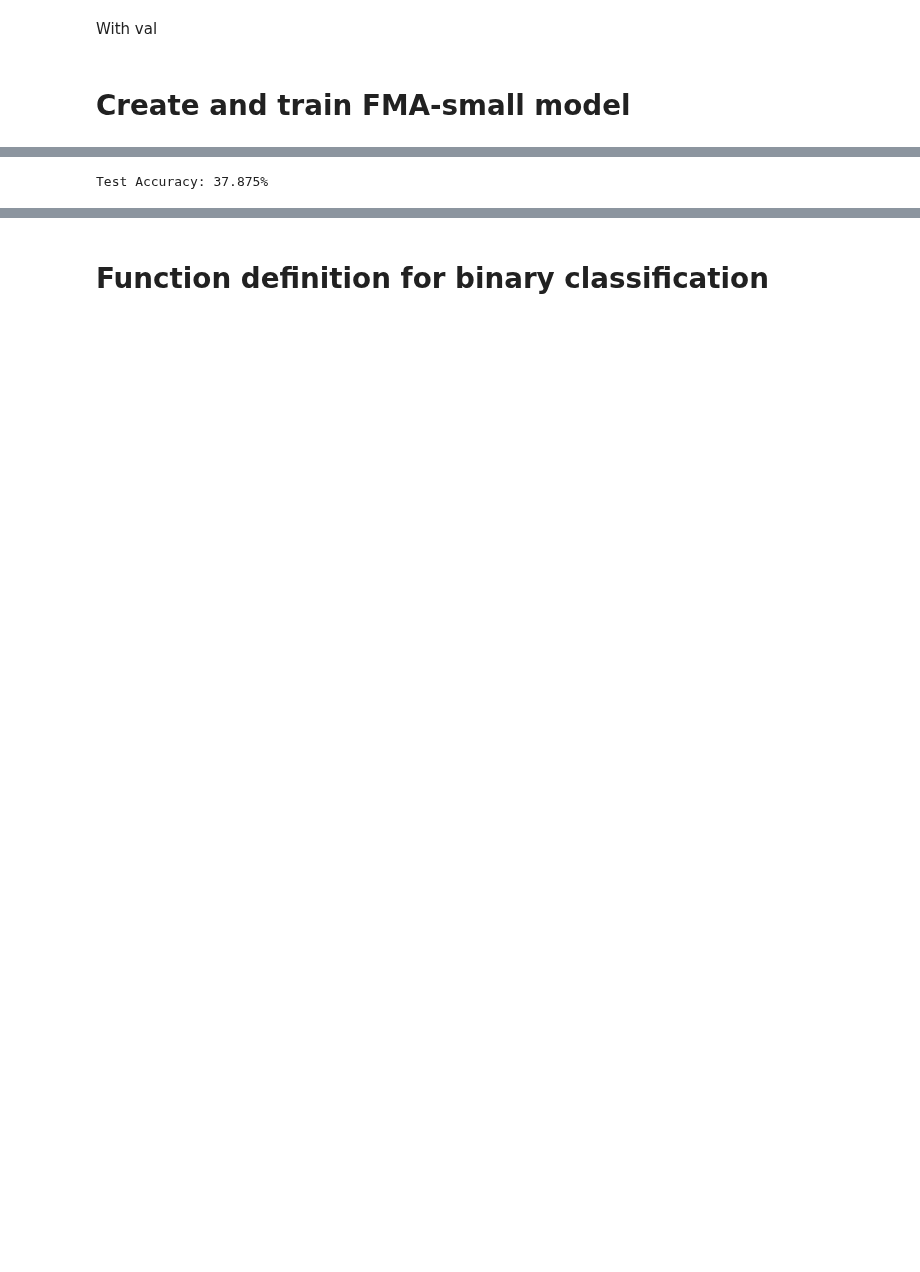
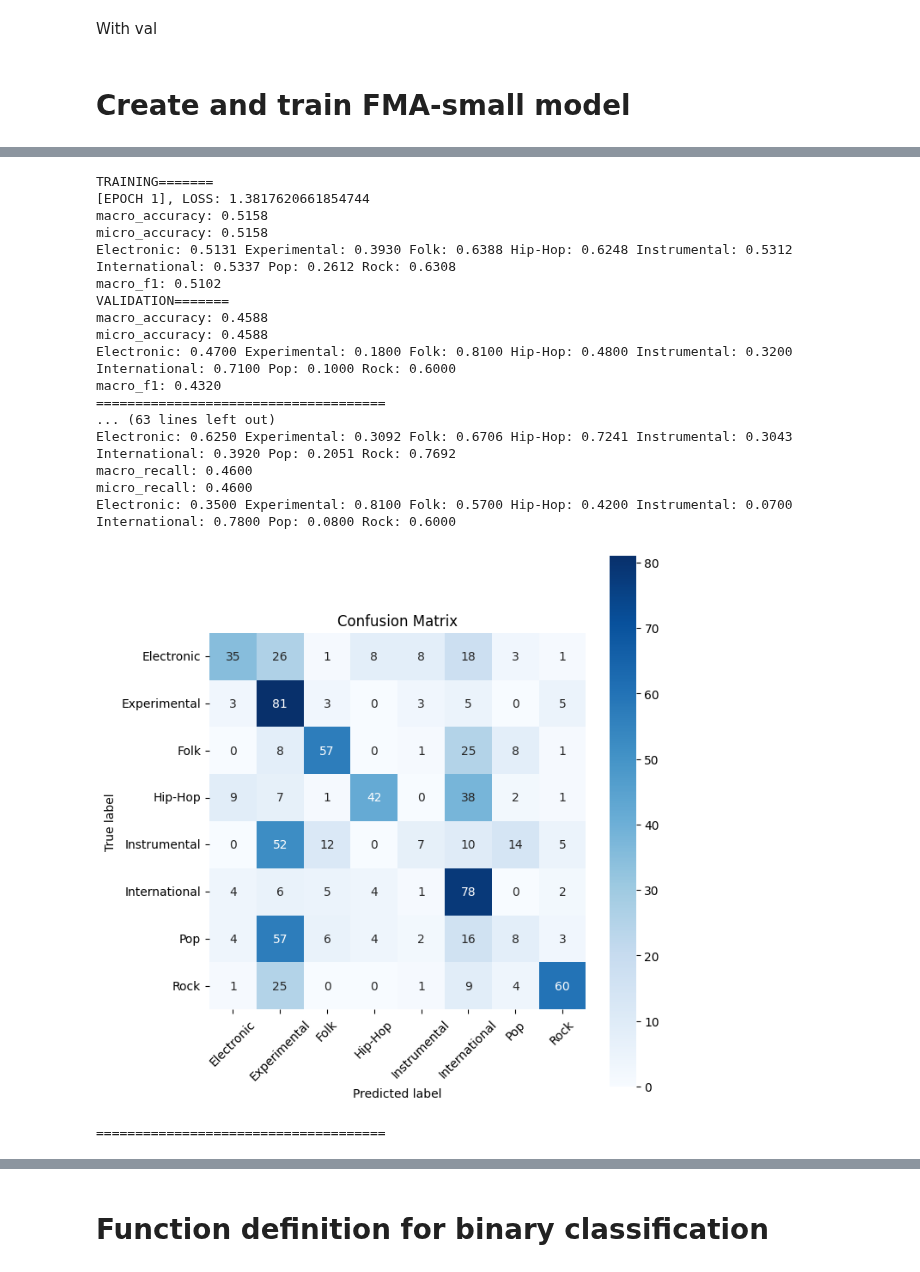
Before and after one commit to kadamczak/metric_analysis, a Jupyter notebook: src/tests.ipynb, the cells around one changed output, grey strips where cells are left out. Saved outputs shown, nothing was run; the diff lists cells and outputs as text; code cells hidden in the pictures; blank space fills up the shorter version.

```diff
--- a/src/tests.ipynb
+++ b/src/tests.ipynb
@@ -482,7 +535,7 @@ Example:
 # %% [markdown]
 With val
 # %%
-BATCH_SIZE = 8
+BATCH_SIZE = 32
 CHANNELS = 3
 # %%
 fma_small_train_dl = prepare_dataloader_based_on_df(fma_small_train_df, fma_small_top_classes, BATCH_SIZE, CHANNELS)
@@ -491,6 +544,4 @@ fma_small_test_dl = prepare_dataloader_based_on_df(fma_small_test_df, fma_small_
 # %% [markdown]
 # Create and train FMA-small model
 # %%
-model_fma_small = CNN(img_size=IMAGE_SIZE, channels=CHANNELS, num_classes=len(fma_small_top_classes)).to(device)
+model_fma_small = CNN(img_size=IMAGE_SIZE, channels=CHANNELS, num_outputs=len(fma_small_top_classes)).to(device)
-# %%
-training_loop(model_fma_small, 8, fma_small_train_dl, fma_small_val_dl)
@@ -514,4 +548,31 @@ Validation Accuracy: 41.75%
-# %%
-test_loop(model_fma_small, fma_small_test_dl)
-# %% [output]
-Test Accuracy: 37.875%
+# %%
+fma_small_basic_multiclass_metrics = create_basic_multiclass_metrics(num_classes=len(fma_small_top_classes))
+fma_small_full_multiclass_metrics = create_full_multiclass_metrics(num_classes=len(fma_small_top_classes))
+# %%
+training_loop(model=model_fma_small,
+              epochs=6,
+              basic_metrics=fma_small_basic_multiclass_metrics,
+              class_names=fma_small_top_classes,
+              train_dl=fma_small_train_dl,
+              val_dl=fma_small_val_dl,
+              full_metrics=fma_small_full_multiclass_metrics)
+# %% [output]
+TRAINING=======
+[EPOCH 1], LOSS: 1.3817620661854744
+macro_accuracy: 0.5158
+micro_accuracy: 0.5158
+Electronic: 0.5131 Experimental: 0.3930 Folk: 0.6388 Hip-Hop: 0.6248 Instrumental: 0.5312 International: 0.5337 Pop: 0.2612 Rock: 0.6308
+macro_f1: 0.5102
+VALIDATION=======
+macro_accuracy: 0.4588
+micro_accuracy: 0.4588
+Electronic: 0.4700 Experimental: 0.1800 Folk: 0.8100 Hip-Hop: 0.4800 Instrumental: 0.3200 International: 0.7100 Pop: 0.1000 Rock: 0.6000
+macro_f1: 0.4320
+=====================================
+... (63 lines left out)
+Electronic: 0.6250 Experimental: 0.3092 Folk: 0.6706 Hip-Hop: 0.7241 Instrumental: 0.3043 International: 0.3920 Pop: 0.2051 Rock: 0.7692
+macro_recall: 0.4600
+micro_recall: 0.4600
+Electronic: 0.3500 Experimental: 0.8100 Folk: 0.5700 Hip-Hop: 0.4200 Instrumental: 0.0700 International: 0.7800 Pop: 0.0800 Rock: 0.6000
+[figure, added]
+=====================================
```
Also changed, not shown: parts of 29 cells of this notebook.
